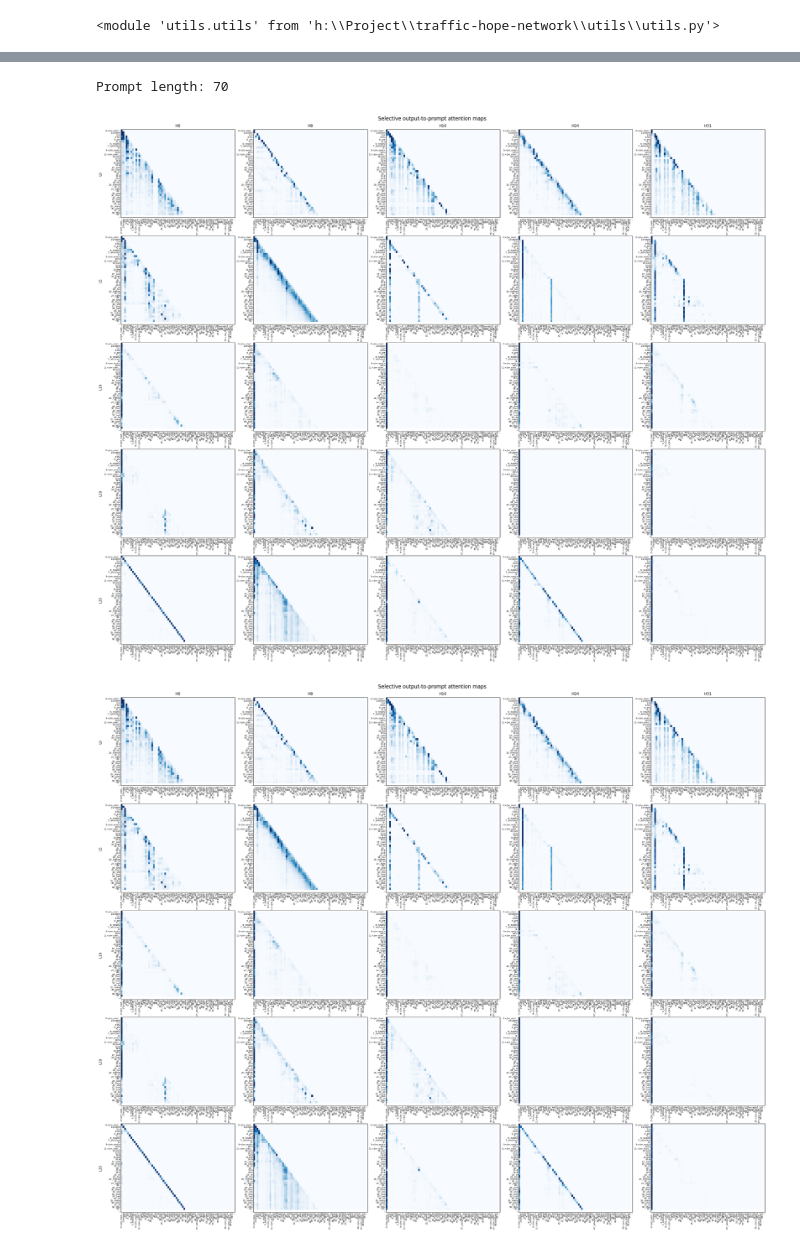
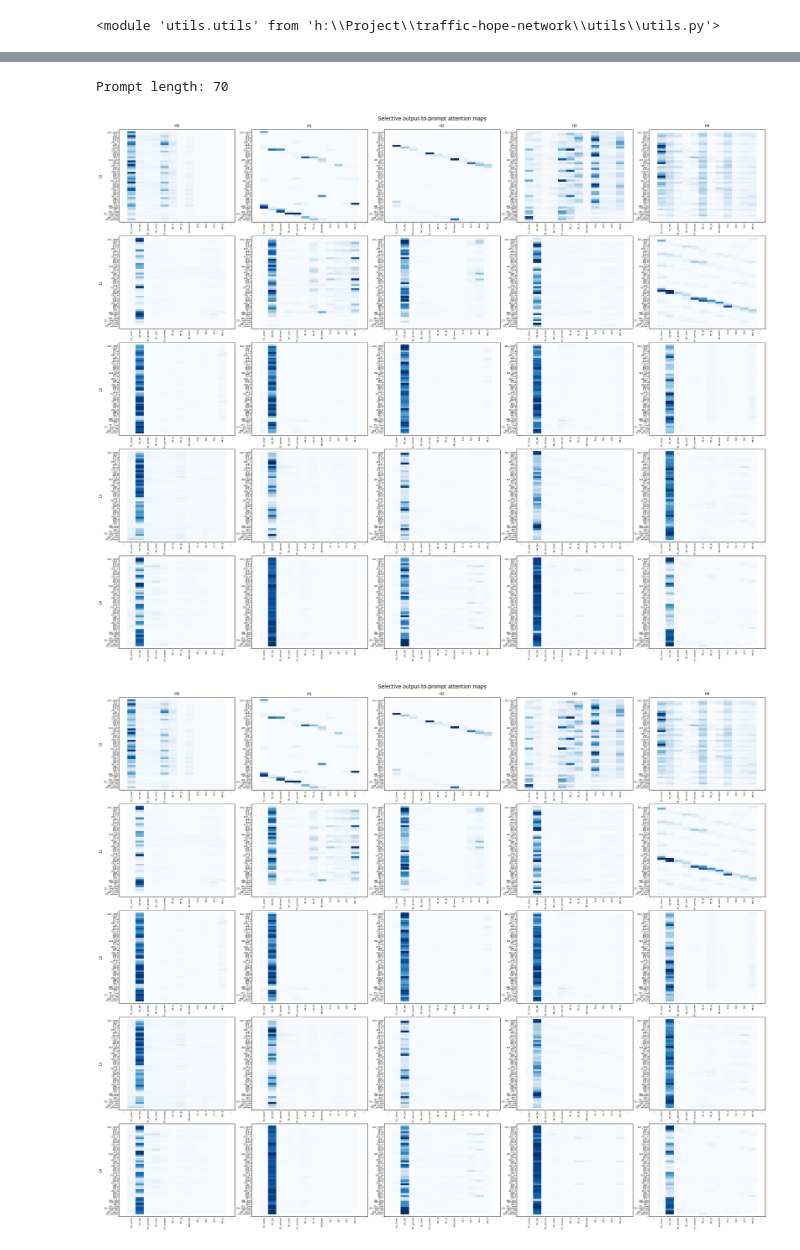
Before and after one commit to Lhhiep-maxcode/traffic-hope-network, a Jupyter notebook: analysis/attn_behavior.ipynb, the cells around one changed output, grey strips where cells are left out. Saved outputs shown, nothing was run; the diff lists cells and outputs as text; code cells hidden in the pictures.

```diff
--- a/analysis/attn_behavior.ipynb
+++ b/analysis/attn_behavior.ipynb
@@ -78,0 +36,30 @@ attn_weights, full_outputs = utils.get_attention_weights(model, full_ids)
+# %%
+# Optional if you want to custom the model's generation output
+
+prompt = r"Natalia sold clips to 48 of her friends in April, and then she sold half as many clips in May. How many clips did Natalia sell altogether in April and May? Given the ground truth answer is $\boxed{72}$. Notice that do not leak the ground truth answer in your reasoning and final answer"
+prompt = utils.build_prompt(tokenizer, "", prompt, encode=False, add_generation_prompt=True, enable_thinking=True)
+generated_text = "<think>\nOkay, let's see. Natalia sold clips to 48 friends in April. Then in May, she sold half as many. So I need to figure out how many she sold in May first. Half of 48 would be 24, right? Because 48 divided by 2 is 24. So in May, she sold 24 clips. Then to find the total for both months, I add April and May together. That would be 48 plus 24. Let me check that again. 48 plus 24... 40 plus 20 is 60, and 8 plus 4 is 12, so 60 plus 12 is 72. So the total number of clips she sold is 72. Wait, the ground truth answer is 72, but I shouldn't mention that. But according to my calculation, that's correct. Let me just make sure I didn't make a mistake. April is 48, May is half of that, which is 24. 48 +24 is indeed 72. Yeah, that seems right.\n</think>\n\nNatalia sold 48 clips in April. In May, she sold half as many, which is $ \\frac{48}{2} = 24 $ clips. Adding the clips sold in both months:  \n$ 48 + 24 = 72 $.  \n\nThus, Natalia sold **72** clips altogether in April and May.  \n\n$\\boxed{72}$"
+full_ids = tokenizer.encode(prompt + generated_text, return_tensors='pt')[0]
+# %%
+attn_weights, _ = utils.get_attention_weights(model, full_ids)
+
+user_prompt = r"Natalia sold clips to 48 of her friends in April, and then she sold half as many clips in May. How many clips did Natalia sell altogether in April and May? Given the ground truth answer is $\boxed{72}$. Notice that do not leak the ground truth answer in your reasoning and final answer"
+leveraging_context = r"Given the ground truth answer is $\boxed{72}$. Notice that do not leak the ground truth answer in your reasoning and final answer"
+
+start_lvg_ctx, end_lvg_ctx = utils.find_leveraging_context(
+    tokenizer=tokenizer,
+    user_prompt=user_prompt,
+    leveraging_context=leveraging_context,
+)
+
+prompt_len = len(tokenizer(prompt, return_tensors="pt")["input_ids"][0])
+
+new_attn_weights = []
+for layer_attn in attn_weights:
+    new_attn = layer_attn[:, :, prompt_len:, start_lvg_ctx:end_lvg_ctx]
+    new_attn_weights.append(new_attn)
+
+one_dimensional_attn_weights = []
+for layer_attn in new_attn_weights:
+    one_dimensional_attn = layer_attn.sum(dim=-1, keepdim=True)
+    one_dimensional_attn_weights.append(one_dimensional_attn)
@@ -79,29 +87,29 @@ attn_weights, full_outputs = utils.get_attention_weights(model, full_ids)
 # %%
 from importlib import reload
 reload(utils)
 
 prompt_len = tokenizer(prompt, return_tensors="pt")["input_ids"].shape[1]
 print(f"Prompt length: {prompt_len}")
-layers = (0, 5, 10, 20, 35)
-heads = (0, 8, 16, 24, 31)
+layers = range(0, 5)
+heads = range(0, 5)
 
 fig, axes = utils.plot_selective_attention_map(
     attn_weights,
     layers=layers,
     heads=heads,
-    input_range=(None, None),
-    output_range=(0, 40),
+    input_range=(53, 65),
+    output_range=(210, 256),
     prompt_len=prompt_len,
     tokenizer=tokenizer,
     sequence_ids=full_ids,
     out_path=project_root / "analysis" / "selective_attention_maps.png",
     dpi=180,
     figsize=(22, 18),
     label_fontsize=5,
 )
 
 fig
 # %% [output]
 Prompt length: 70
-[figure, old version]
+[figure, new version]
-[figure, old version]
+[figure, new version]
```
Also changed, not shown: parts of 14 cells of this notebook, 5 other files.
